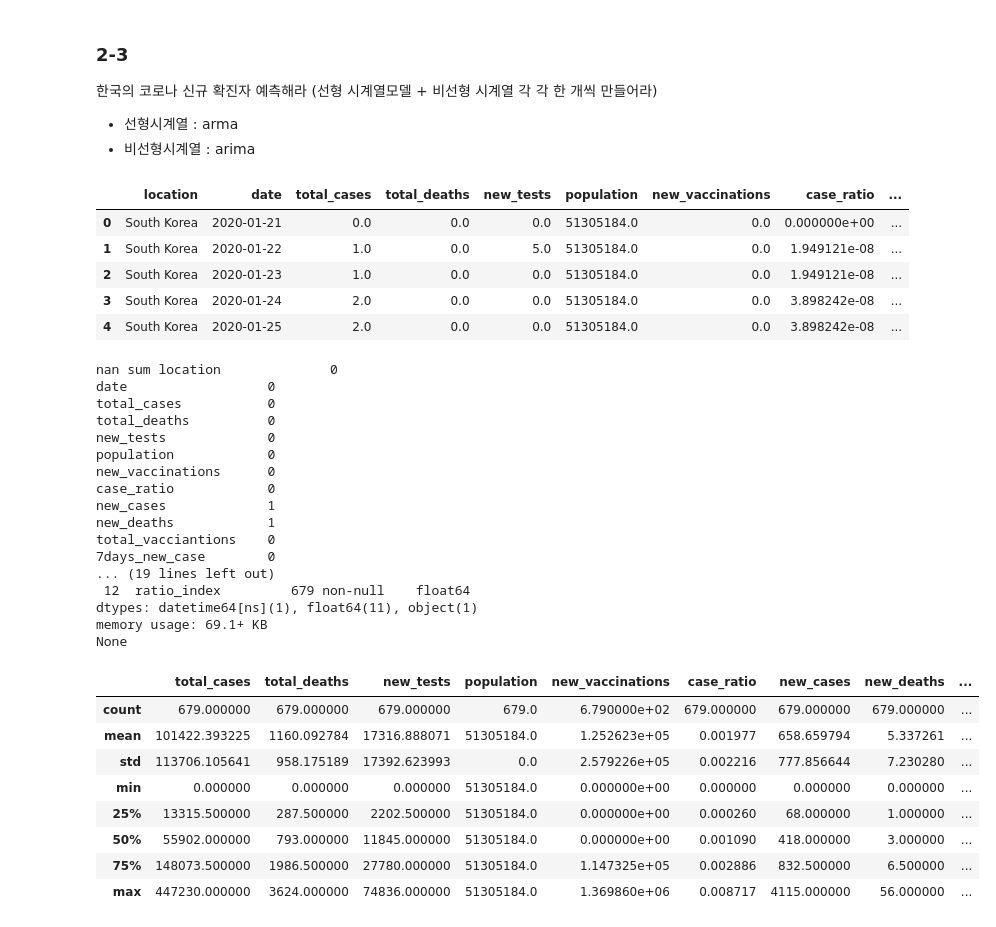
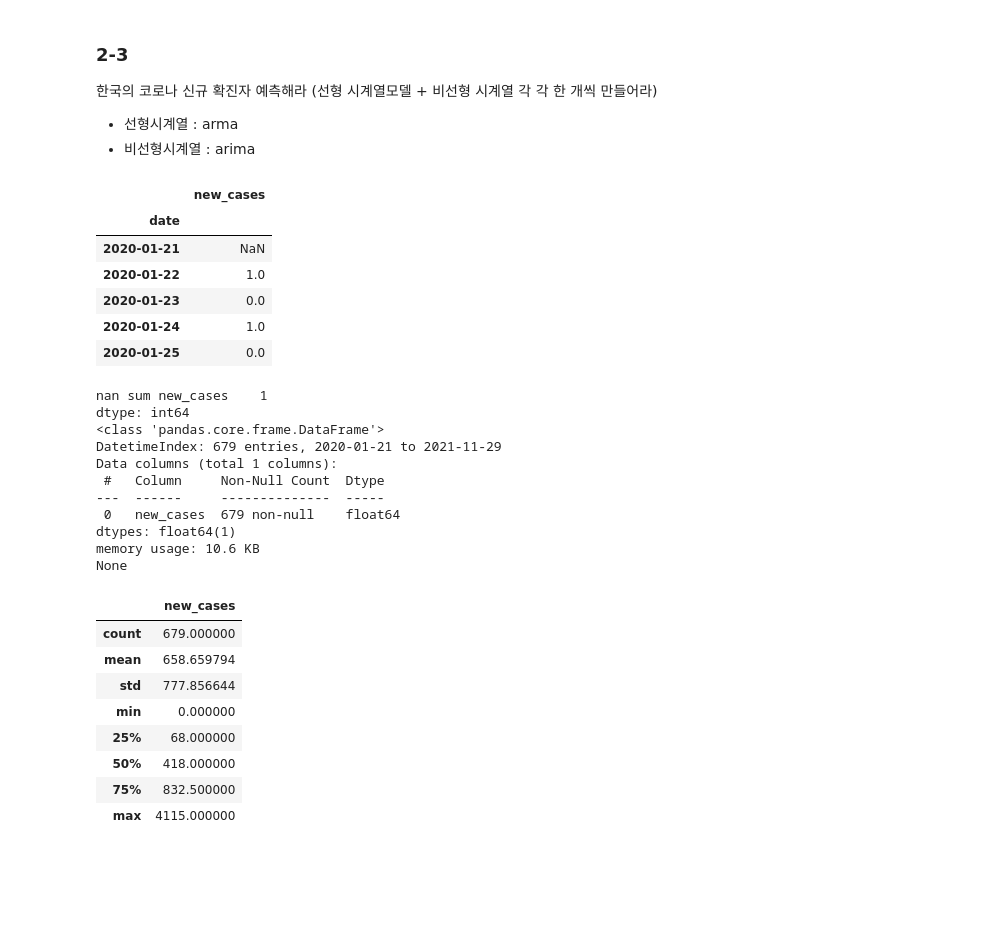
Before and after one commit to johyunkang/adp_certificate, a Jupyter notebook: adp_17.ipynb, the cells around one changed output. Cells and saved outputs as stored; diff of their text form; code cells hidden in the pictures; blank space fills up the shorter version.

```diff
--- a/adp_17.ipynb
+++ b/adp_17.ipynb
@@ -528,47 +528,44 @@ TOP10 LOC:  ['Cyprus' 'Austria' 'Greece' 'Denmark' 'United Kingdom' 'Czechia'
 - 선형시계열 : arma
 - 비선형시계열 : arima
 # %%
-ko = df[df.location == 'South Korea'].reset_index(drop=True)
+ko = df[df.location == 'South Korea'][['date', 'new_cases']].reset_index(drop=True)
+ko.set_index(ko.date, drop=True, inplace=True)
+ko = ko.drop(columns=['date'])
 display(ko.head())
 
 import numpy as np
 print('nan sum', ko.isna().sum())
 ko = ko.fillna(0)
 print(ko.info())
 display(ko.describe())
 # %% [output]
-|  | location | date | total_cases | total_deaths | new_tests | population | new_vaccinations | case_ratio | ... |
-| 0 | South Korea | 2020-01-21 | 0.0 | 0.0 | 0.0 | 51305184.0 | 0.0 | 0.000000e+00 | ... |
-| 1 | South Korea | 2020-01-22 | 1.0 | 0.0 | 5.0 | 51305184.0 | 0.0 | 1.949121e-08 | ... |
-| 2 | South Korea | 2020-01-23 | 1.0 | 0.0 | 0.0 | 51305184.0 | 0.0 | 1.949121e-08 | ... |
-| 3 | South Korea | 2020-01-24 | 2.0 | 0.0 | 0.0 | 51305184.0 | 0.0 | 3.898242e-08 | ... |
-| 4 | South Korea | 2020-01-25 | 2.0 | 0.0 | 0.0 | 51305184.0 | 0.0 | 3.898242e-08 | ... |
+|  | new_cases |
+| date |  |
+| 2020-01-21 | NaN |
+| 2020-01-22 | 1.0 |
+| 2020-01-23 | 0.0 |
+| 2020-01-24 | 1.0 |
+| 2020-01-25 | 0.0 |
-nan sum location              0
-date                  0
-total_cases           0
-total_deaths          0
-new_tests             0
-population            0
-new_vaccinations      0
-case_ratio            0
-new_cases             1
-new_deaths            1
-total_vacciantions    0
-7days_new_case        0
-... (19 lines left out)
- 12  ratio_index         679 non-null    float64
-dtypes: datetime64[ns](1), float64(11), object(1)
-memory usage: 69.1+ KB
+nan sum new_cases    1
+dtype: int64
+<class 'pandas.core.frame.DataFrame'>
+DatetimeIndex: 679 entries, 2020-01-21 to 2021-11-29
+Data columns (total 1 columns):
+ #   Column     Non-Null Count  Dtype
+---  ------     --------------  -----
+ 0   new_cases  679 non-null    float64
+dtypes: float64(1)
+memory usage: 10.6 KB
 None
-|  | total_cases | total_deaths | new_tests | population | new_vaccinations | case_ratio | new_cases | new_deaths | ... |
-| count | 679.000000 | 679.000000 | 679.000000 | 679.0 | 6.790000e+02 | 679.000000 | 679.000000 | 679.000000 | ... |
-| mean | 101422.393225 | 1160.092784 | 17316.888071 | 51305184.0 | 1.252623e+05 | 0.001977 | 658.659794 | 5.337261 | ... |
-| std | 113706.105641 | 958.175189 | 17392.623993 | 0.0 | 2.579226e+05 | 0.002216 | 777.856644 | 7.230280 | ... |
-| min | 0.000000 | 0.000000 | 0.000000 | 51305184.0 | 0.000000e+00 | 0.000000 | 0.000000 | 0.000000 | ... |
-| 25% | 13315.500000 | 287.500000 | 2202.500000 | 51305184.0 | 0.000000e+00 | 0.000260 | 68.000000 | 1.000000 | ... |
-| 50% | 55902.000000 | 793.000000 | 11845.000000 | 51305184.0 | 0.000000e+00 | 0.001090 | 418.000000 | 3.000000 | ... |
-| 75% | 148073.500000 | 1986.500000 | 27780.000000 | 51305184.0 | 1.147325e+05 | 0.002886 | 832.500000 | 6.500000 | ... |
-| max | 447230.000000 | 3624.000000 | 74836.000000 | 51305184.0 | 1.369860e+06 | 0.008717 | 4115.000000 | 56.000000 | ... |
+|  | new_cases |
+| count | 679.000000 |
+| mean | 658.659794 |
+| std | 777.856644 |
+| min | 0.000000 |
+| 25% | 68.000000 |
+| 50% | 418.000000 |
+| 75% | 832.500000 |
+| max | 4115.000000 |
 # %%
 # 선형모델 : arma
 from statsmodels.tsa.ar_model import AutoReg
```
Also changed, not shown: parts of 1 cell of this notebook.
